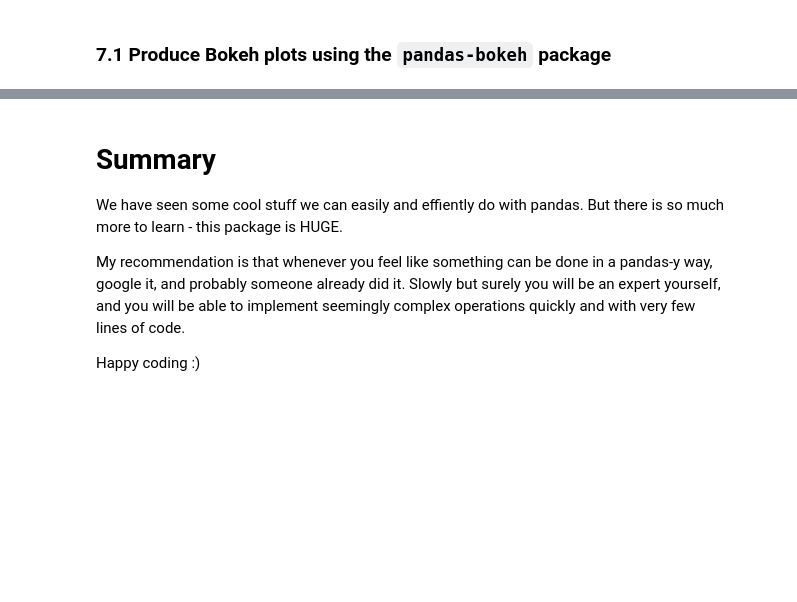
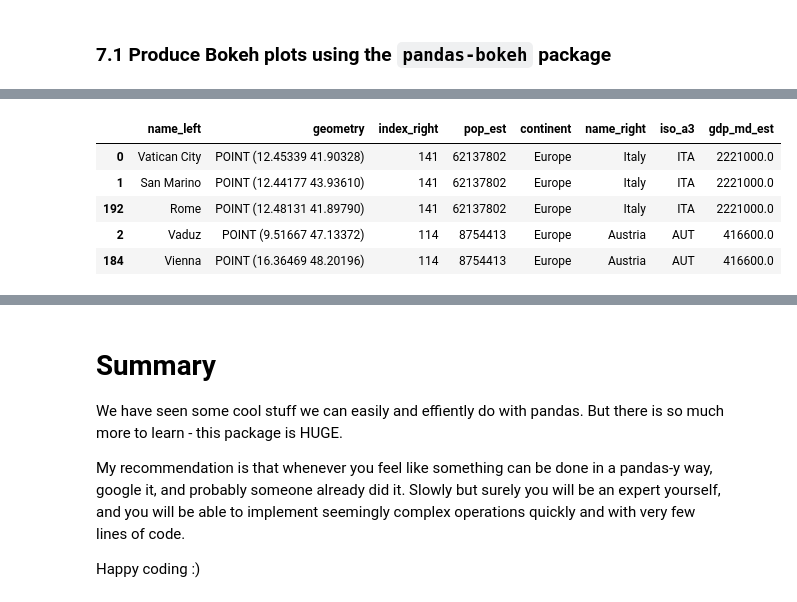
Before and after one commit to yairf11/advanced-pandas, a Jupyter notebook: efficient_pandas.ipynb, the cells around one changed output, grey strips where cells are left out. Cells and saved outputs as stored; diff of their text form; code cells hidden in the pictures; blank space fills up the shorter version.

```diff
--- a/efficient_pandas.ipynb
+++ b/efficient_pandas.ipynb
@@ -631,3 +757,13 @@ df.groupby(["Company", "Process"]).size().unstack(level=1).plot_bokeh(kind="bar"
+# %%
+cities_w_country_data = cities.sjoin(countries)
+cities_w_country_data.head()
+# %% [output]
+|  | name_left | geometry | index_right | pop_est | continent | name_right | iso_a3 | gdp_md_est |
+| 0 | Vatican City | POINT (12.45339 41.90328) | 141 | 62137802 | Europe | Italy | ITA | 2221000.0 |
+| 1 | San Marino | POINT (12.44177 43.93610) | 141 | 62137802 | Europe | Italy | ITA | 2221000.0 |
+| 192 | Rome | POINT (12.48131 41.89790) | 141 | 62137802 | Europe | Italy | ITA | 2221000.0 |
+| 2 | Vaduz | POINT (9.51667 47.13372) | 114 | 8754413 | Europe | Austria | AUT | 416600.0 |
+| 184 | Vienna | POINT (16.36469 48.20196) | 114 | 8754413 | Europe | Austria | AUT | 416600.0 |
 # %% [markdown]
 ## Using pandas in your project
 
```
Also changed, not shown: parts of 33 cells of this notebook, 2 other files.
